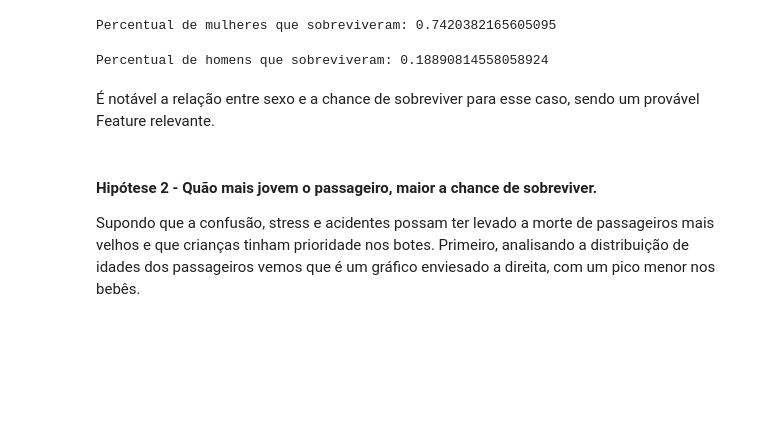
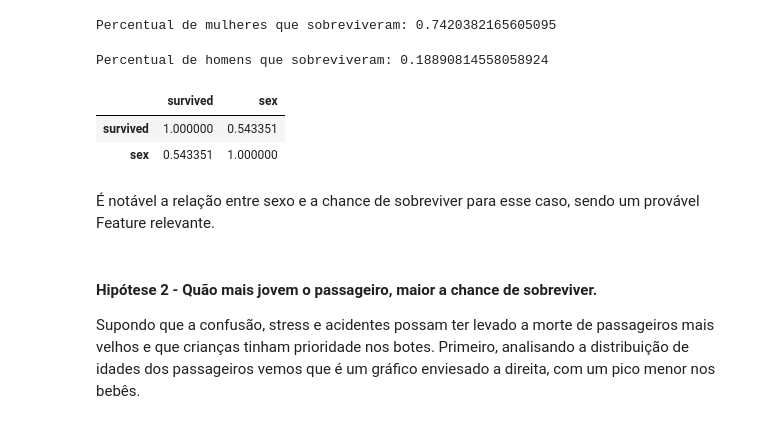
Before and after one commit to GuilhermeRomano/ml_titanic, a Jupyter notebook: study.ipynb, the cells around one changed output. Saved outputs shown, nothing was run; the diff lists cells and outputs as text; code cells hidden in the pictures; blank space fills up the shorter version.

```diff
--- a/study.ipynb
+++ b/study.ipynb
@@ -107,6 +107,21 @@ percentual_men = sum(men) / len(men)
 print("Percentual de homens que sobreviveram:", percentual_men)
 # %% [output]
 Percentual de homens que sobreviveram: 0.18890814558058924
+# %%
+sex_df = train.loc[:, ["survived", "sex"]]
+# removendo os dois que não tem informação, assumindo que eles nunca embarcaram.
+sex_df["sex"] = sex_df["sex"].replace(
+    {
+        "female": 1,
+        "male": 0,
+    }
+)
+sex_df["sex"] = pd.to_numeric(sex_df["sex"])
+sex_df.corr()
+# %% [output]
+|  | survived | sex |
+| survived | 1.000000 | 0.543351 |
+| sex | 0.543351 | 1.000000 |
 # %% [markdown]
 É notável a relação entre sexo e a chance de sobreviver para esse caso, sendo um provável Feature relevante.
 # %% [markdown]
```
